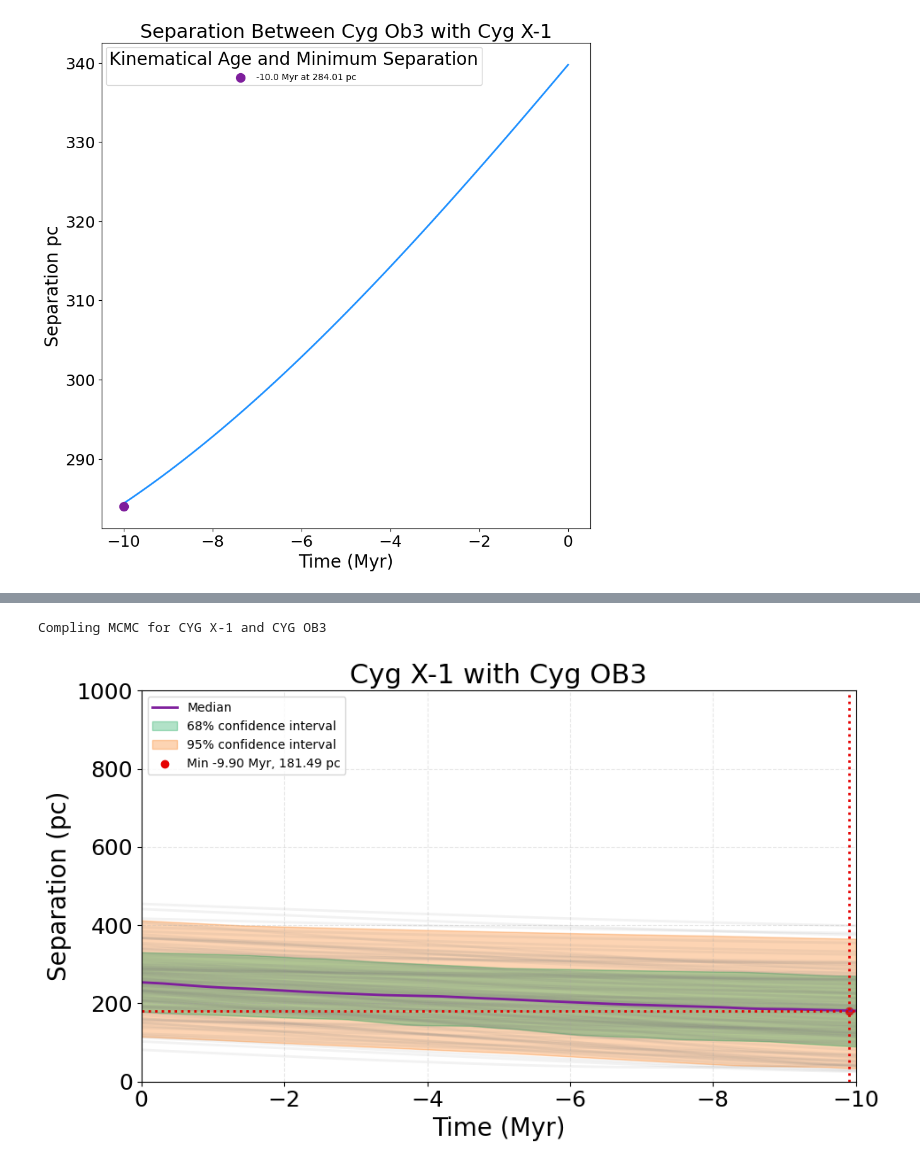
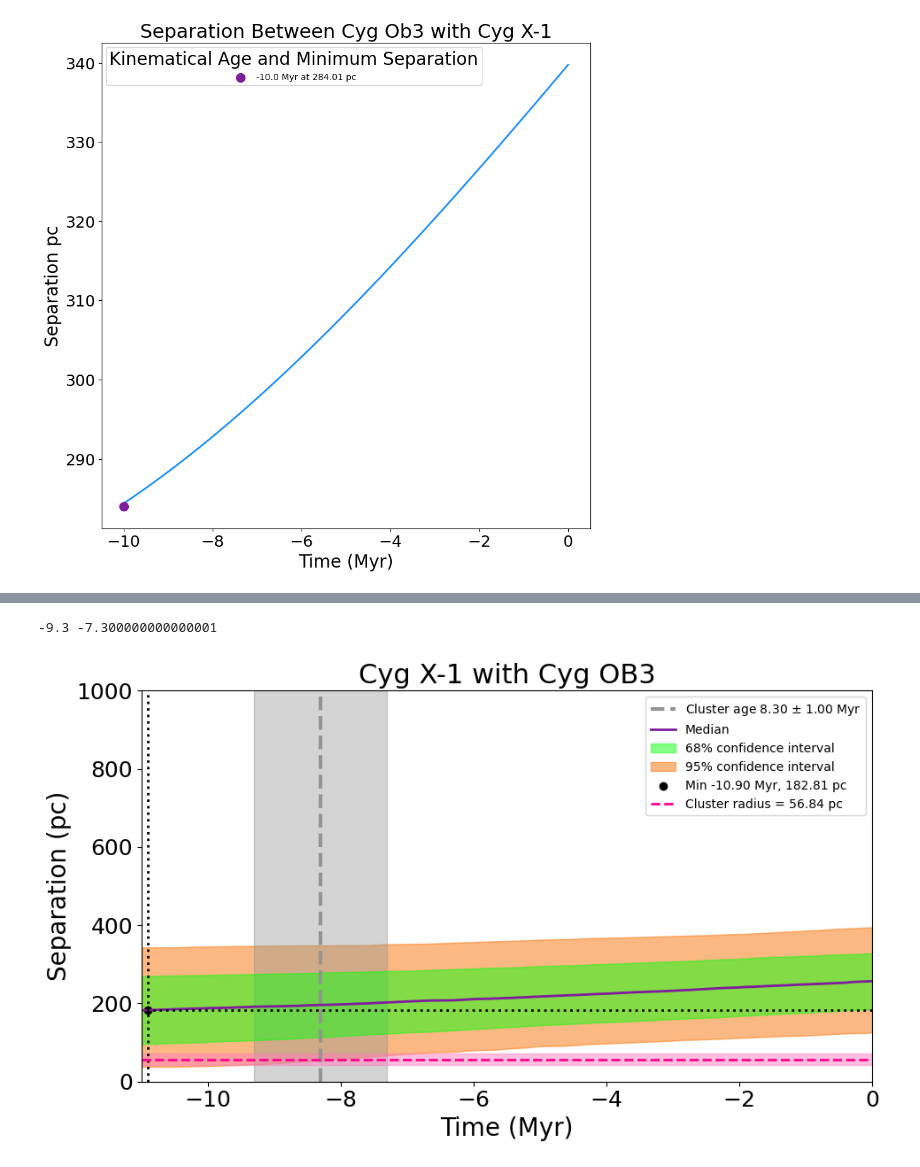
Before and after one commit to MantisShrimp2/Thesis-HMXB, a Jupyter notebook: Code/Cygnus X-1.ipynb, the cells around one changed output, grey strips where cells are left out. Drawn from its saved outputs; the diff is of its cells as text; code cells hidden in the pictures.

```diff
--- a/Code/Cygnus X-1.ipynb
+++ b/Code/Cygnus X-1.ipynb
@@ -112,3 +113,6 @@ relative velocity 14.06266580427374 km / s, std 0.2665705641605475 km / s
 284.01083730701083 pc
 -1e-05 Myr ago
 [figure]
+# %%
+cyg_ob3_radii, ob3_radius, ob3_radius_std = GalacticTraceback(None,None).calc_cluster_radius(cygob3_members,cygob3_params)
+ob3_radius
@@ -121,9 +127,7 @@ names_x = ['CYG X-1','CYG OB3']
 gpmc_args = {'backend_name':'CYGX1_CYGOB3_chain','star_params':cygx1,'cluster_params':cygob3_params, 'cluster_radius':None,'int_time':-10.0,
             'names':names_x}
 # %%
-sample, state = gpMCMC().start_mcmc(**gpmc_args)
+#sample, state = gpMCMC().start_mcmc(**gpmc_args)
-# %% [output]
-Compling MCMC for CYG X-1 and CYG OB3
 # %%
 backend = emcee.backends.HDFBackend('CYGX1_CYGOB3_chain.h5')
 # %%
@@ -131,10 +135,22 @@ chain = backend.get_chain(thin=10, flat=True)
 blobs = backend.get_blobs(thin=10,flat=True)
 kinematic_ages = np.array([b[0] for b in blobs])
 min_separations = np.array([b[1] for b in blobs])
+# %%
+cluster_age = np.array([8.3,1.0])
+# %%
+separation_dictionary = {'flat_chain':chain,
+                        'cluster_params':cygob3_params,
+                        'int_time':-11.0,
+                        'star_ra':cygx1['ra'],
+                        'star_dec':cygx1['dec'],
+                        'cluster_radius':cyg_ob3_radii.value,
+                        'title':'Cyg X-1 with Cyg OB3',
+                        'n_samples':1000,
+                        'cluster_age':cluster_age,
+                         'savefig':True
+                        }
 # %%
-gpMCMC().compute_full_separations_and_plot(flat_chain=chain, cluster_params=cygob3_params, int_time=-10.0, star_ra=cygx1['ra'],
-                                  star_dec=cygx1['dec'],
-                                  cluster_radius=None, title='Cyg X-1 with Cyg OB3',
-                                  n_samples=100)
+gpMCMC().compute_full_separations_and_plot(**separation_dictionary)
 # %% [output]
+-9.3 -7.300000000000001
-[figure, old version]
+[figure, new version]
```
Also changed, not shown: parts of 4 cells of this notebook.
